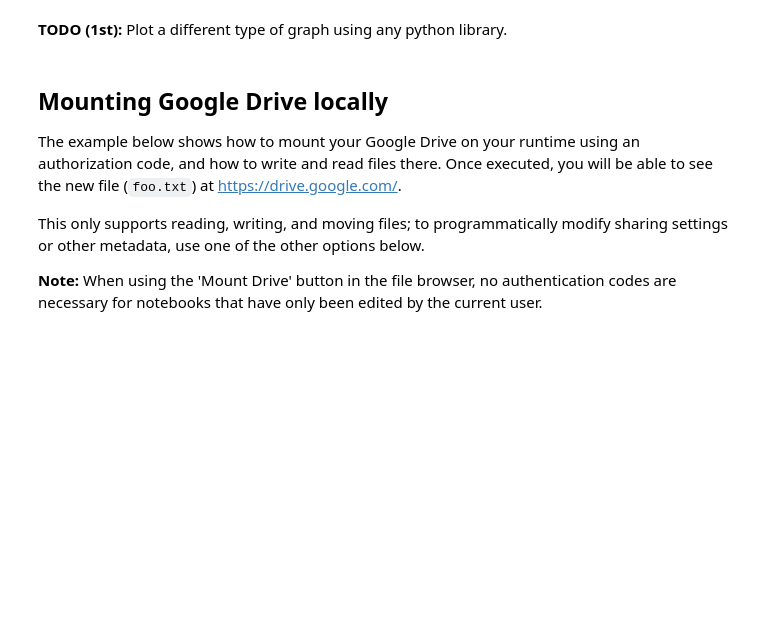
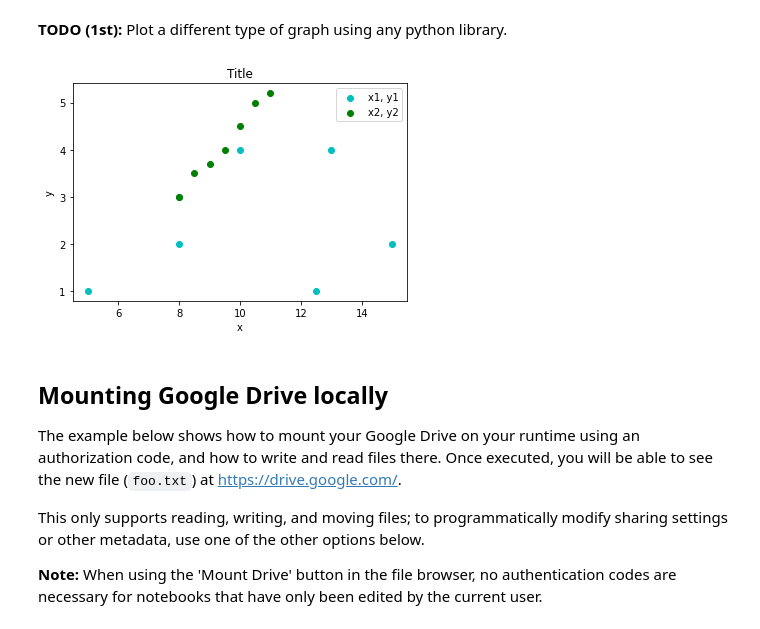
Before and after one commit to SVA2022-2023/1410a_welcome_to_colab-CRSRadu, a Jupyter notebook: welcome_to_colab.ipynb, the cells around one changed output. Saved outputs shown, nothing was run; the diff lists cells and outputs as text; code cells hidden in the pictures; blank space fills up the shorter version.

```diff
--- a/welcome_to_colab.ipynb
+++ b/welcome_to_colab.ipynb
@@ -206,6 +206,24 @@ plt.show()
 [figure]
 # %% [markdown]
 **TODO (1st):** Plot a different type of graph using any python library.
+# %%
+import matplotlib.pyplot as pyplot
+
+x1 = [8, 12.5,13,5,15,8,10]
+y1 = [2,1, 4, 1, 2, 3, 4]
+x2=[8, 8.5, 9, 9.5, 10, 10.5, 11]
+y2=[3,3.5, 3.7, 4,4.5, 5, 5.2]
+pyplot.scatter(x1, y1, label = 'x1, y1', color='c')
+pyplot.scatter(x2,y2,label='x2, y2',color='g')
+pyplot.title('Title')
+pyplot.xlabel('x')
+pyplot.ylabel('y')
+pyplot.legend()
+
+# Print the chart
+pyplot.show()
+# %% [output]
+[figure, added]
 # %% [markdown]
 ## Mounting Google Drive locally
 
```
